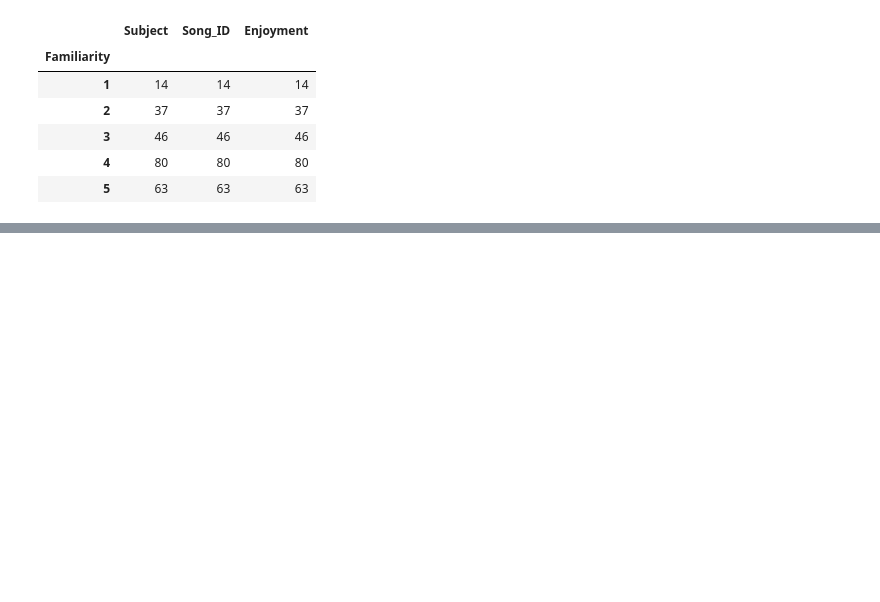
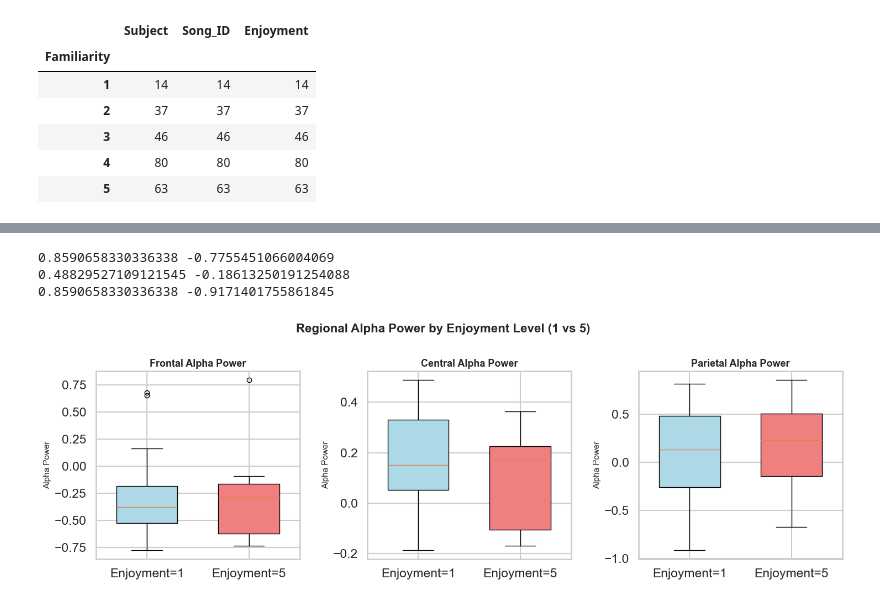
Before and after one commit to Vica1106/Music_Familiarity_Preference, a Jupyter notebook: Code/analysis_jessie/analysis.ipynb, the cells around one changed output, grey strips where cells are left out. Drawn from its saved outputs; the diff is of its cells as text; code cells hidden in the pictures; blank space fills up the shorter version.

```diff
--- a/Code/analysis_jessie/analysis.ipynb
+++ b/Code/analysis_jessie/analysis.ipynb
@@ -1472,0 +1753,48 @@ df.groupby('Familiarity').count()
+# %%
+print(region_alpha_df['parietal'].max(),
+region_alpha_df['frontal'].min())
+print(region_alpha_df['central'].max(),
+region_alpha_df['central'].min())
+print(region_alpha_df['parietal'].max(),
+region_alpha_df['parietal'].min())
+# %% [output]
+0.8590658330336338 -0.7755451066004069
+0.48829527109121545 -0.18613250191254088
+0.8590658330336338 -0.9171401755861845
+# %%
+import matplotlib.pyplot as plt
+import pandas as pd
+
+plot_df = region_alpha_df[region_alpha_df['Enjoyment'].isin([1, 5])].copy()
+regions = ['frontal', 'central', 'parietal']
+
+fig, axes = plt.subplots(1, 3, figsize=(15, 5))
+
+for ax, region in zip(axes, regions):
+    data_1 = plot_df[plot_df['Enjoyment'] == 1][region].dropna()
+    data_5 = plot_df[plot_df['Enjoyment'] == 5][region].dropna()
+
+    bp = ax.boxplot(
+        [data_1, data_5],
+        labels=['Enjoyment=1', 'Enjoyment=5'],
+        patch_artist=True,
+        widths=0.6
+    )
+
+    colors = ['lightblue', 'lightcoral']
+    for patch, color in zip(bp['boxes'], colors):
+        patch.set_facecolor(color)
+
+    ax.set_title(f'{region.capitalize()} Alpha Power', fontsize=13, fontweight='bold')
+    ax.set_ylabel('Alpha Power', fontsize=11)
+
+    region_min = plot_df[region].min()
+    region_max = plot_df[region].max()
+    padding = 0.05 * (region_max - region_min) if region_max > region_min else 0.1
+    ax.set_ylim(region_min - padding, region_max + padding)
+
+plt.suptitle('Regional Alpha Power by Enjoyment Level (1 vs 5)', fontsize=16, fontweight='bold')
+plt.tight_layout()
+plt.show()
+# %% [output]
+[figure, added]
```
Also changed, not shown: parts of 14 cells of this notebook, 2 other files.
